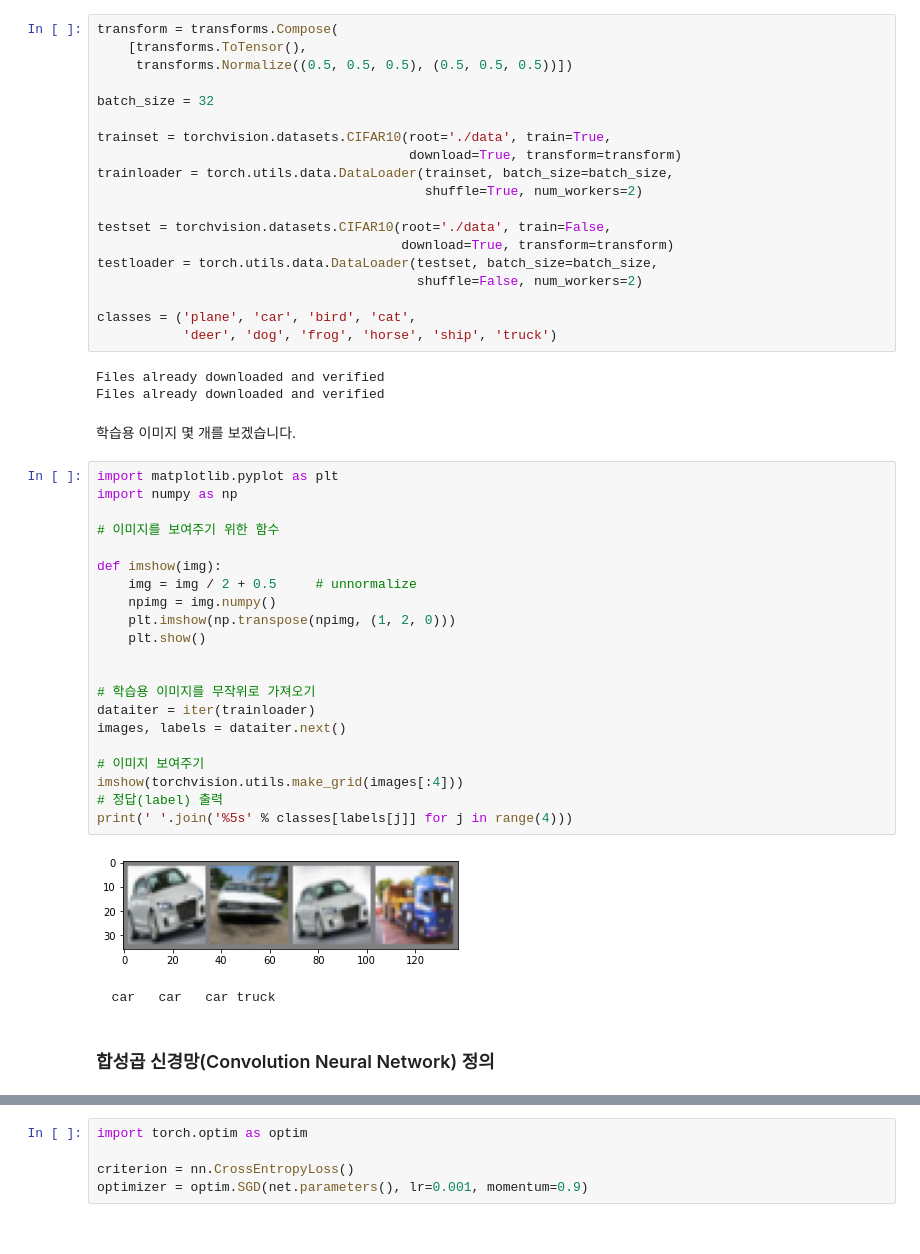
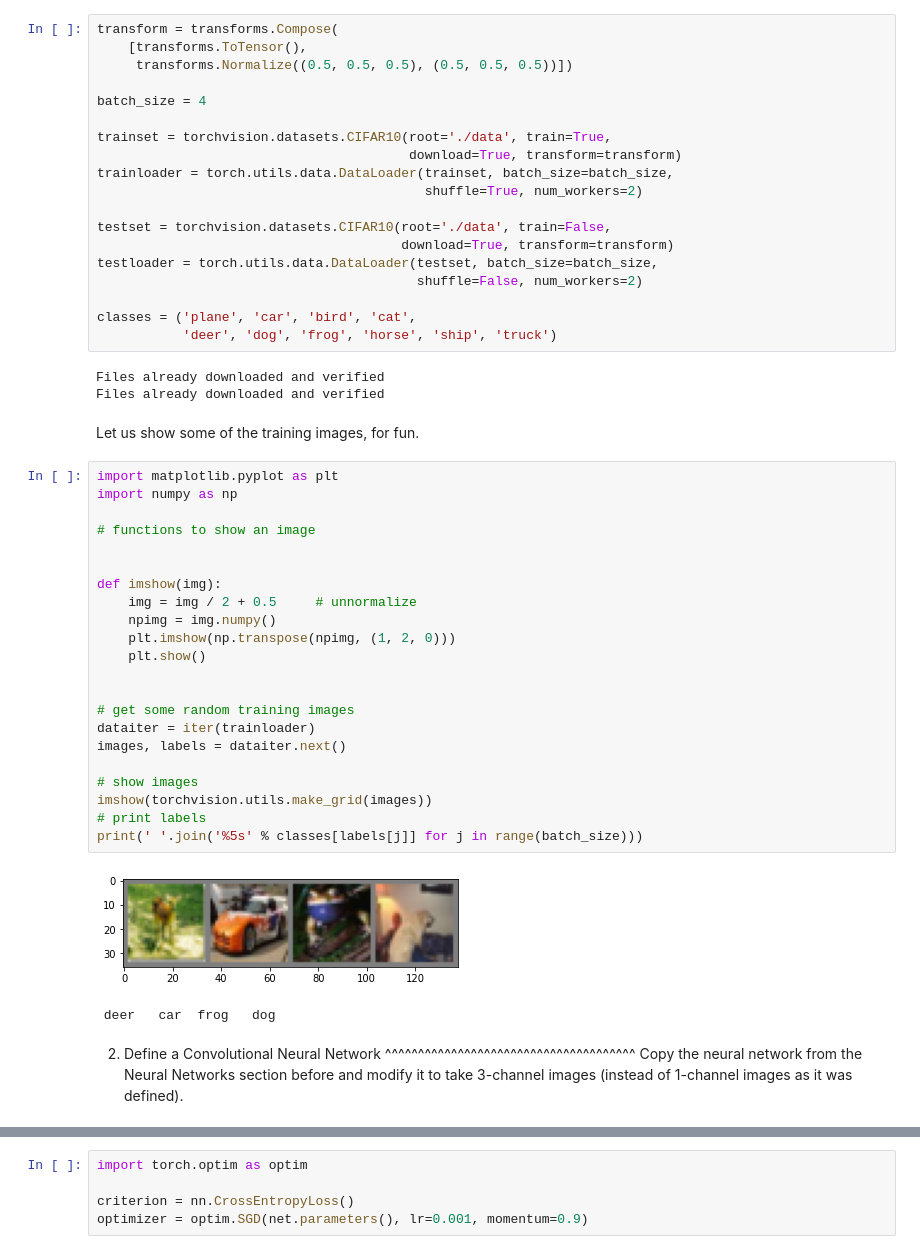
Before and after one commit to ainize-team/ml-examples, a Jupyter notebook: Pytorch/cifar10_classification/cifar10_classification.ipynb, the cells around one changed output, grey strips where cells are left out. Saved outputs shown, nothing was run; the diff lists cells and outputs as text.

```diff
--- a/Pytorch/cifar10_classification/cifar10_classification.ipynb
+++ b/Pytorch/cifar10_classification/cifar10_classification.ipynb
@@ -60,7 +73,7 @@ transform = transforms.Compose(
     [transforms.ToTensor(),
      transforms.Normalize((0.5, 0.5, 0.5), (0.5, 0.5, 0.5))])
 
-batch_size = 32
+batch_size = 4
 
 trainset = torchvision.datasets.CIFAR10(root='./data', train=True,
                                         download=True, transform=transform)
@@ -77,34 +90,38 @@ classes = ('plane', 'car', 'bird', 'cat',
 # %% [output]
 Files already downloaded and verified
 Files already downloaded and verified
-# %% [markdown]
-학습용 이미지 몇 개를 보겠습니다.
+# %% [markdown]
+Let us show some of the training images, for fun.
 # %%
 import matplotlib.pyplot as plt
 import numpy as np
 
-# 이미지를 보여주기 위한 함수
+# functions to show an image
+
 
 def imshow(img):
     img = img / 2 + 0.5     # unnormalize
     npimg = img.numpy()
     plt.imshow(np.transpose(npimg, (1, 2, 0)))
     plt.show()
 
 
-# 학습용 이미지를 무작위로 가져오기
+# get some random training images
 dataiter = iter(trainloader)
 images, labels = dataiter.next()
 
-# 이미지 보여주기
-imshow(torchvision.utils.make_grid(images[:4]))
-# 정답(label) 출력
-print(' '.join('%5s' % classes[labels[j]] for j in range(4)))
+# show images
+imshow(torchvision.utils.make_grid(images))
+# print labels
+print(' '.join('%5s' % classes[labels[j]] for j in range(batch_size)))
 # %% [output]
-[figure, old version]
+[figure, new version]
-  car   car   car truck
+ deer   car  frog   dog
-# %% [markdown]
-### 합성곱 신경망(Convolution Neural Network) 정의
+# %% [markdown]
+2. Define a Convolutional Neural Network
+^^^^^^^^^^^^^^^^^^^^^^^^^^^^^^^^^^^^^^
+Copy the neural network from the Neural Networks section before and modify it to
+take 3-channel images (instead of 1-channel images as it was defined).
 # %%
 import torch.nn as nn
 import torch.nn.functional as F
```
Also changed, not shown: parts of 32 cells of this notebook, 1 other file.
